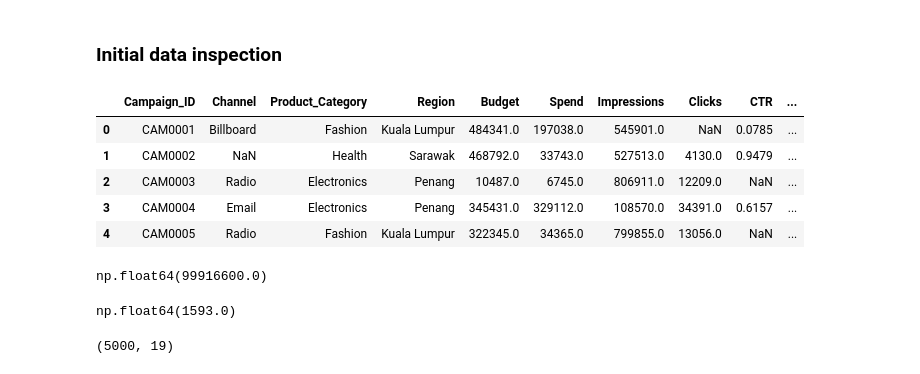
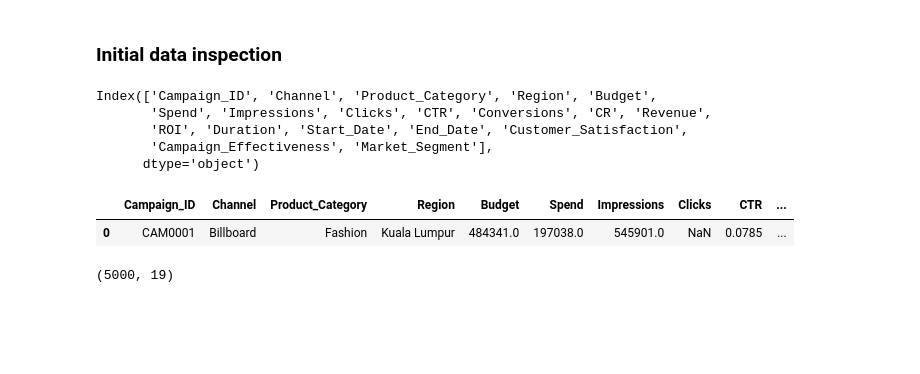
Before and after one commit to Germandcont/Data_Analysis_Project, a Jupyter notebook: Notebooks/Notebook.ipynb, the cells around one changed output. Cells and saved outputs as stored; diff of their text form; code cells hidden in the pictures; blank space fills up the shorter version.

```diff
--- a/Notebooks/Notebook.ipynb
+++ b/Notebooks/Notebook.ipynb
@@ -9,28 +10,22 @@ import plotly.express as px
 # %% [markdown]
 ### Reading csv file that we'll be using
 # %%
-df = pd.read_csv(r"C:\Users\Germán\Github\Data_Analysis_Project1\Data\data.csv")
+df = pd.read_csv(r"../Data/data.csv")
 # %% [markdown]
 ### Initial data inspection
+# %%
+df.columns
+# %% [output]
+Index(['Campaign_ID', 'Channel', 'Product_Category', 'Region', 'Budget',
+       'Spend', 'Impressions', 'Clicks', 'CTR', 'Conversions', 'CR', 'Revenue',
+       'ROI', 'Duration', 'Start_Date', 'End_Date', 'Customer_Satisfaction',
+       'Campaign_Effectiveness', 'Market_Segment'],
+      dtype='object')
 # %%
-df.head(5)
+df.head(1)
 # %% [output]
 |  | Campaign_ID | Channel | Product_Category | Region | Budget | Spend | Impressions | Clicks | CTR | ... |
 | 0 | CAM0001 | Billboard | Fashion | Kuala Lumpur | 484341.0 | 197038.0 | 545901.0 | NaN | 0.0785 | ... |
-| 1 | CAM0002 | NaN | Health | Sarawak | 468792.0 | 33743.0 | 527513.0 | 4130.0 | 0.9479 | ... |
-| 2 | CAM0003 | Radio | Electronics | Penang | 10487.0 | 6745.0 | 806911.0 | 12209.0 | NaN | ... |
-| 3 | CAM0004 | Email | Electronics | Penang | 345431.0 | 329112.0 | 108570.0 | 34391.0 | 0.6157 | ... |
-| 4 | CAM0005 | Radio | Fashion | Kuala Lumpur | 322345.0 | 34365.0 | 799855.0 | 13056.0 | NaN | ... |
-# %%
-df["Impressions"].max()
-# %% [output]
-np.float64(99916600.0)
-# %%
-df["Impressions"].min()
-
-# Este tipo de datos con tanta diferencia podria escalarlos pero con que proposito? luego saco una media?
-# %% [output]
-np.float64(1593.0)
 # %%
 df.shape # To see dimensions
 # %% [output]
```
Also changed, not shown: parts of 14 cells of this notebook, 1 other file.
